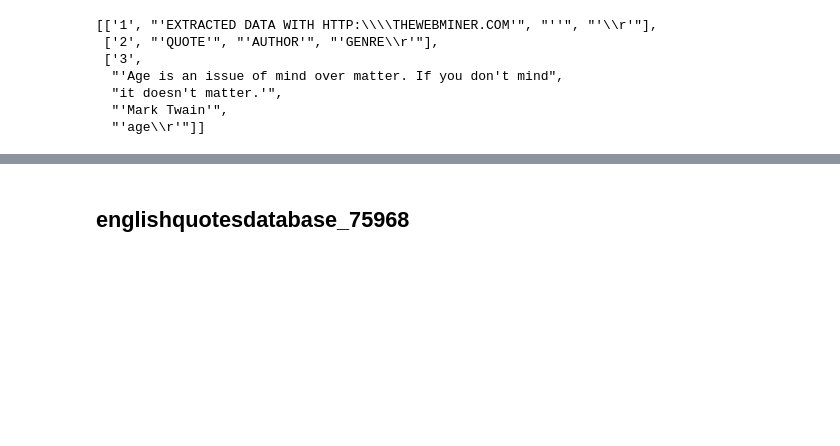
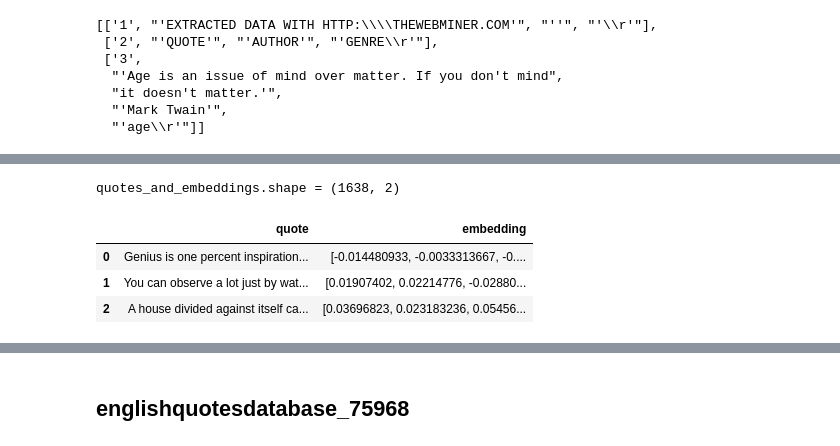
Before and after one commit to thorwhalen/saying, a Jupyter notebook: misc/saying_wip.ipynb, the cells around one changed output, grey strips where cells are left out. Saved outputs shown, nothing was run; the diff lists cells and outputs as text; code cells hidden in the pictures; blank space fills up the shorter version.

```diff
--- a/misc/saying_wip.ipynb
+++ b/misc/saying_wip.ipynb
@@ -41,0 +68,9 @@ dd[:3]
+# %%
+print(f"{quotes_and_embeddings.shape = }")
+quotes_and_embeddings.head(3)
+# %% [output]
+quotes_and_embeddings.shape = (1638, 2)
+|  | quote | embedding |
+| 0 | Genius is one percent inspiration... | [-0.014480933, -0.0033313667, -0.... |
+| 1 | You can observe a lot just by wat... | [0.01907402, 0.02214776, -0.02880... |
+| 2 | A house divided against itself ca... | [0.03696823, 0.023183236, 0.05456... |
```
Also changed, not shown: parts of 11 cells of this notebook, 2 other files.
